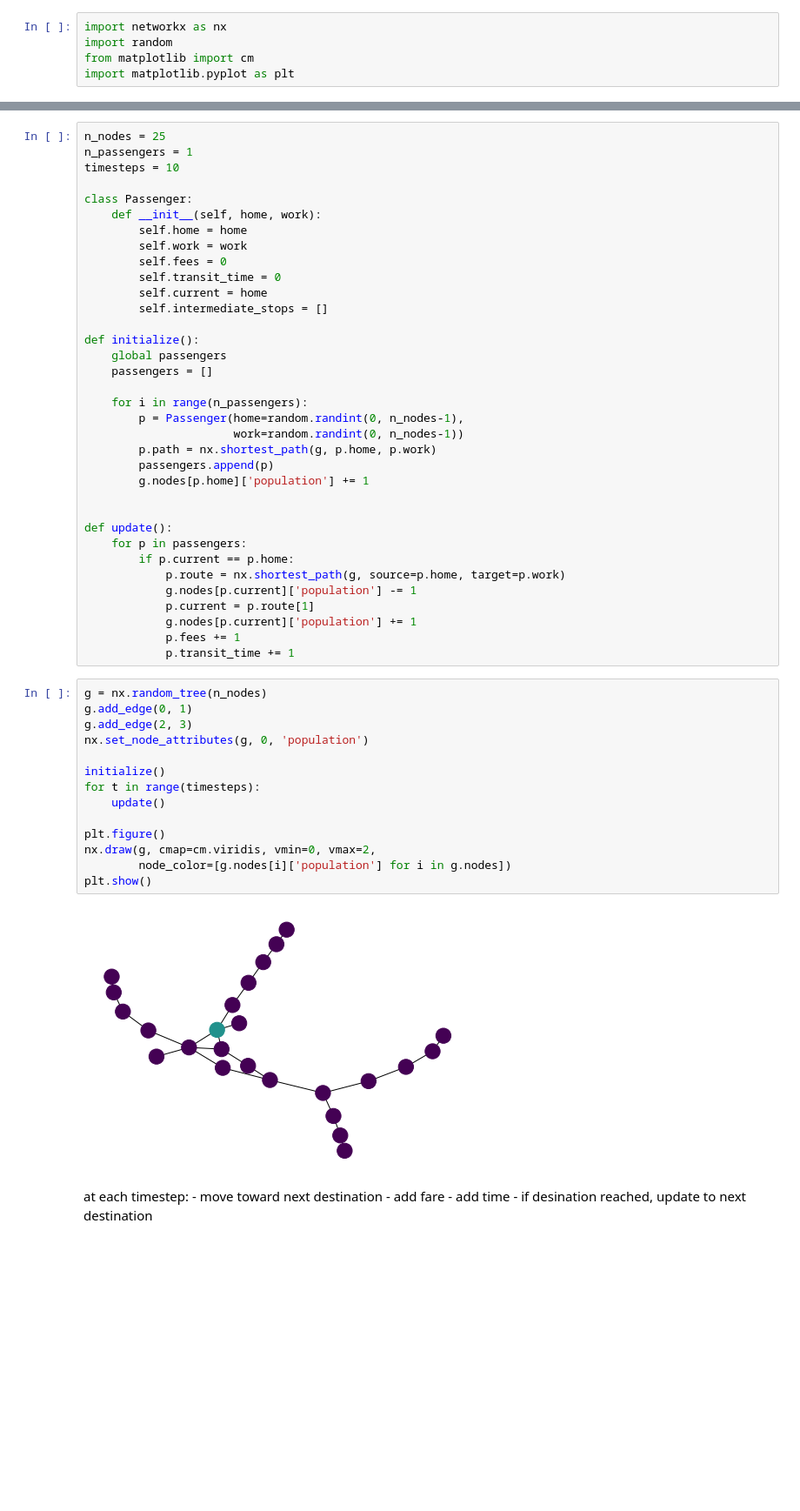
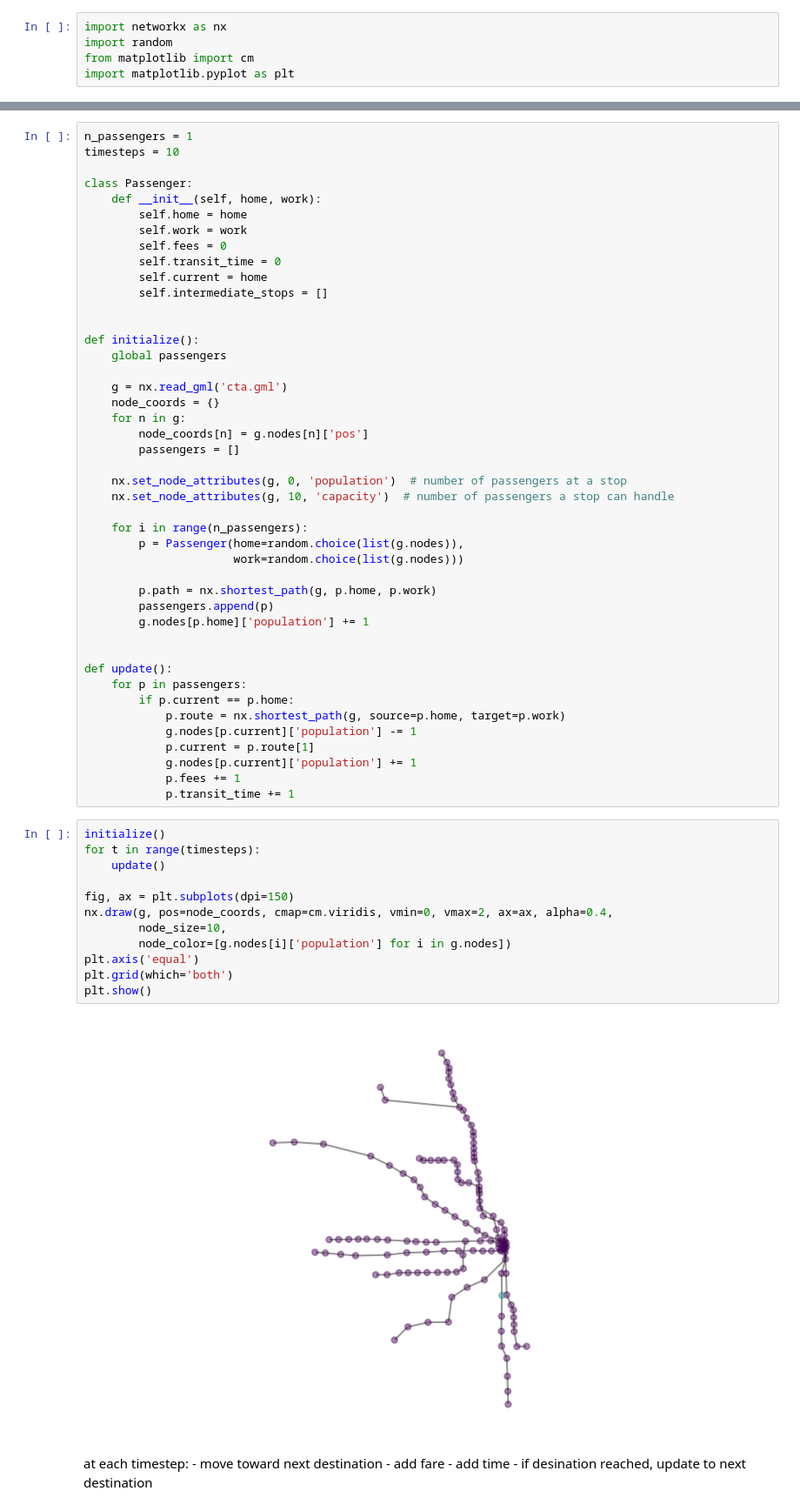
Before and after one commit to atravitz/transit_models, a Jupyter notebook: model.ipynb, the cells around one changed output, grey strips where cells are left out. Shown at 87% size. Cells and saved outputs as stored; diff of their text form; blank space fills up the shorter version.

```diff
--- a/model.ipynb
+++ b/model.ipynb
@@ -8,5 +23,4 @@ first I'll create a very simplified "subway" system to test my agents
 # %%
-n_nodes = 25
 n_passengers = 1
 timesteps = 10
 
@@ -19,13 +33,23 @@ class Passenger:
         self.current = home
         self.intermediate_stops = []
 
+
 def initialize():
     global passengers
-    passengers = []
+
+    g = nx.read_gml('cta.gml')
+    node_coords = {}
+    for n in g:
+        node_coords[n] = g.nodes[n]['pos']
+        passengers = []
+
+    nx.set_node_attributes(g, 0, 'population')  # number of passengers at a stop
+    nx.set_node_attributes(g, 10, 'capacity')  # number of passengers a stop can handle
 
     for i in range(n_passengers):
-        p = Passenger(home=random.randint(0, n_nodes-1),
-                      work=random.randint(0, n_nodes-1))
+        p = Passenger(home=random.choice(list(g.nodes)),
+                      work=random.choice(list(g.nodes)))
+
         p.path = nx.shortest_path(g, p.home, p.work)
         passengers.append(p)
         g.nodes[p.home]['population'] += 1
@@ -41,21 +65,19 @@ def update():
             p.fees += 1
             p.transit_time += 1
 # %%
-g = nx.random_tree(n_nodes)
-g.add_edge(0, 1)
-g.add_edge(2, 3)
-nx.set_node_attributes(g, 0, 'population')
-
 initialize()
 for t in range(timesteps):
     update()
 
-plt.figure()
-nx.draw(g, cmap=cm.viridis, vmin=0, vmax=2,
+fig, ax = plt.subplots(dpi=150)
+nx.draw(g, pos=node_coords, cmap=cm.viridis, vmin=0, vmax=2, ax=ax, alpha=0.4,
+        node_size=10,
         node_color=[g.nodes[i]['population'] for i in g.nodes])
+plt.axis('equal')
+plt.grid(which='both')
 plt.show()
 # %% [output]
-[figure, old version]
+[figure, new version]
 # %% [markdown]
 at each timestep:
     - move toward next destination
```
Also changed, not shown: parts of 4 cells of this notebook, 3 other files.
